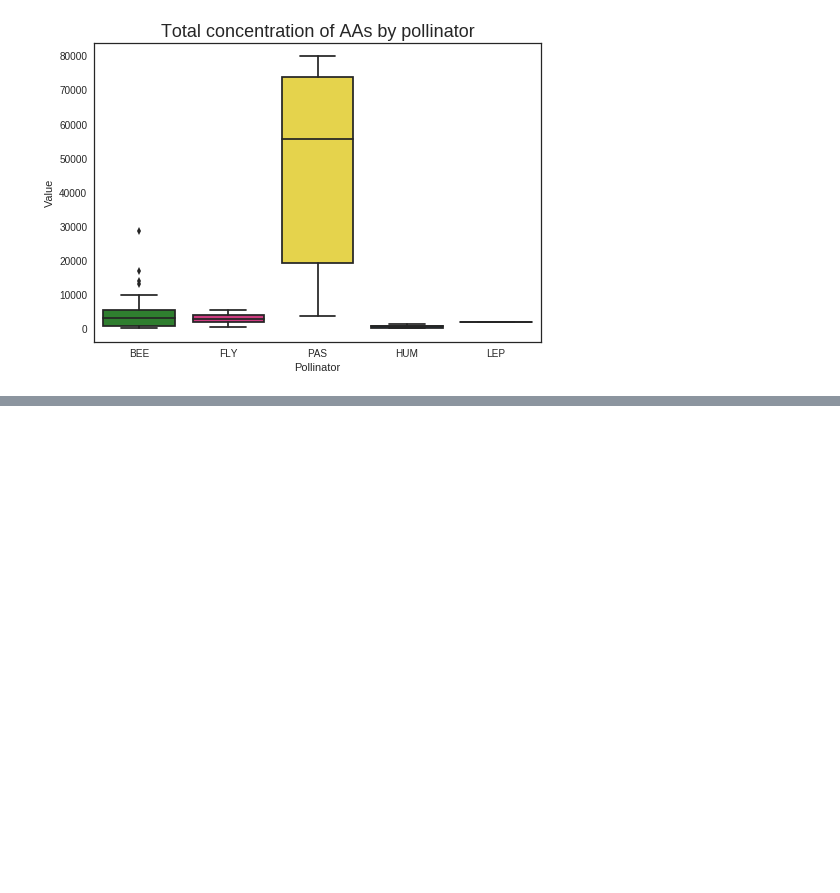
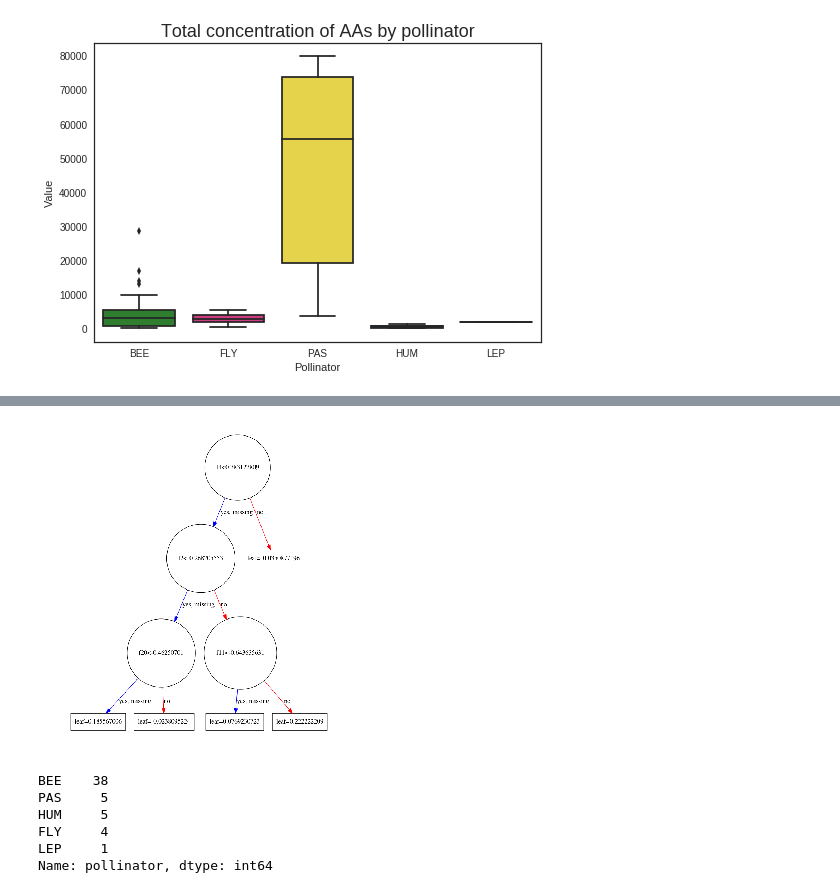
Before and after one commit to AgataRoguz/projekty_uw, a Jupyter notebook: Fritillaria_evolution.ipynb, the cells around one changed output, grey strips where cells are left out. Saved outputs shown, nothing was run; the diff lists cells and outputs as text; code cells hidden in the pictures; blank space fills up the shorter version.

```diff
--- a/Fritillaria_evolution.ipynb
+++ b/Fritillaria_evolution.ipynb
@@ -330,0 +394,15 @@ plt.show()
+# %%
+plot_tree(model)
+#plt.savefig("tree.png", dpi=800)
+plt.show()
+# %% [output]
+[figure, added]
+# %%
+y.value_counts()
+# %% [output]
+BEE    38
+PAS     5
+HUM     5
+FLY     4
+LEP     1
+Name: pollinator, dtype: int64
```
Also changed, not shown: parts of 12 cells of this notebook.
